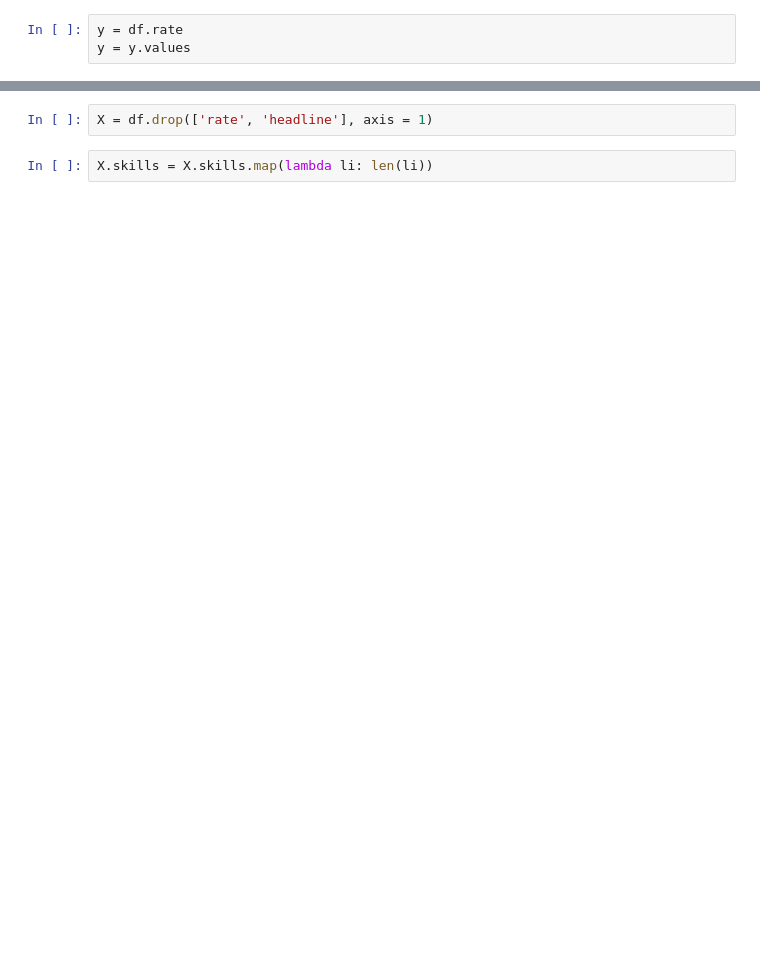
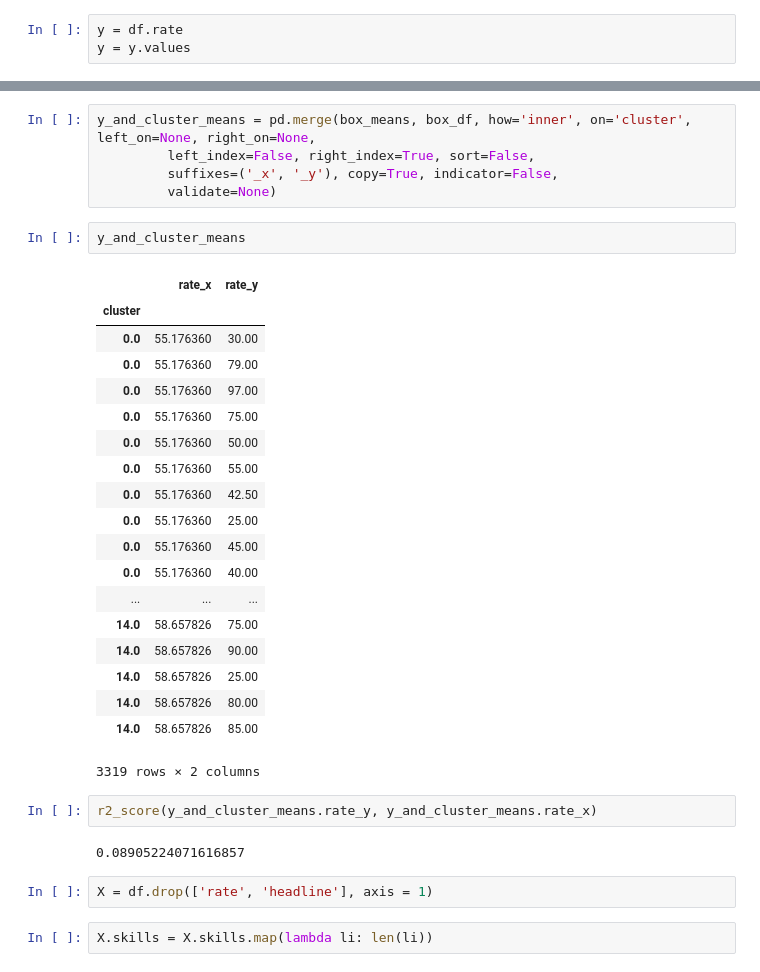
Before and after one commit to davidmasse/freelancer-rates, a Jupyter notebook: regress.ipynb, the cells around one changed output, grey strips where cells are left out. Saved outputs shown, nothing was run; the diff lists cells and outputs as text; blank space fills up the shorter version.

```diff
--- a/regress.ipynb
+++ b/regress.ipynb
@@ -135,3 +261,34 @@ Text(0.5,1,'Rates')
+# %%
+y_and_cluster_means = pd.merge(box_means, box_df, how='inner', on='cluster', left_on=None, right_on=None,
+         left_index=False, right_index=True, sort=False,
+         suffixes=('_x', '_y'), copy=True, indicator=False,
+         validate=None)
+# %%
+y_and_cluster_means
+# %% [output]
+|  | rate_x | rate_y |
+| cluster |  |  |
+| 0.0 | 55.176360 | 30.00 |
+| 0.0 | 55.176360 | 79.00 |
+| 0.0 | 55.176360 | 97.00 |
+| 0.0 | 55.176360 | 75.00 |
+| 0.0 | 55.176360 | 50.00 |
+| 0.0 | 55.176360 | 55.00 |
+| 0.0 | 55.176360 | 42.50 |
+| 0.0 | 55.176360 | 25.00 |
+| 0.0 | 55.176360 | 45.00 |
+| 0.0 | 55.176360 | 40.00 |
+| ... | ... | ... |
+| 14.0 | 58.657826 | 75.00 |
+| 14.0 | 58.657826 | 90.00 |
+| 14.0 | 58.657826 | 25.00 |
+| 14.0 | 58.657826 | 80.00 |
+| 14.0 | 58.657826 | 85.00 |
+3319 rows × 2 columns
+# %%
+r2_score(y_and_cluster_means.rate_y, y_and_cluster_means.rate_x)
+# %% [output]
+0.08905224071616857
 # %%
 X = df.drop(['rate', 'headline'], axis = 1)
 # %%
```
Also changed, not shown: parts of 103 cells of this notebook, 5 other files.
